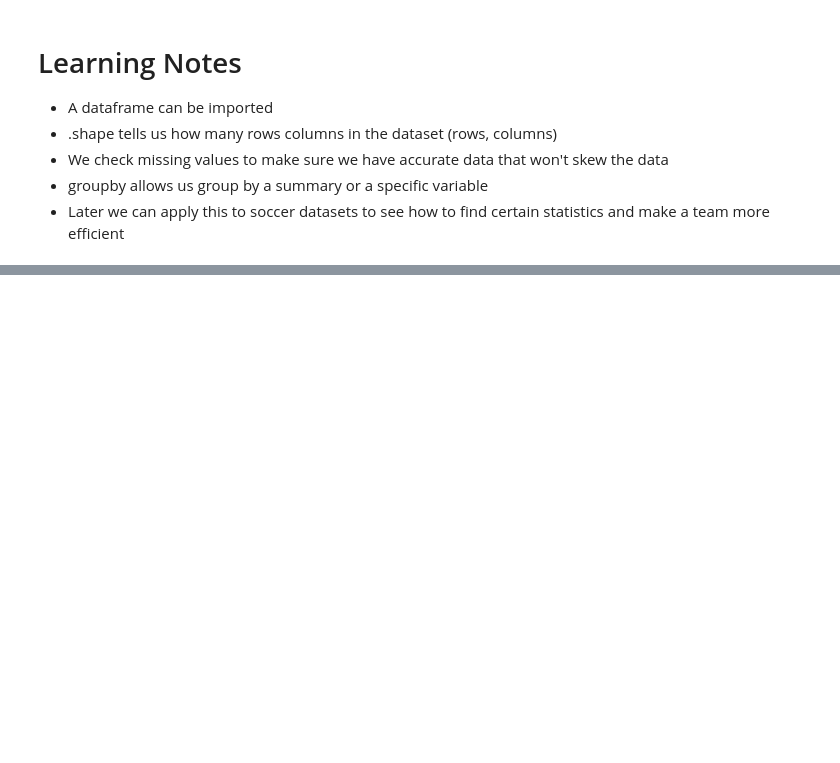
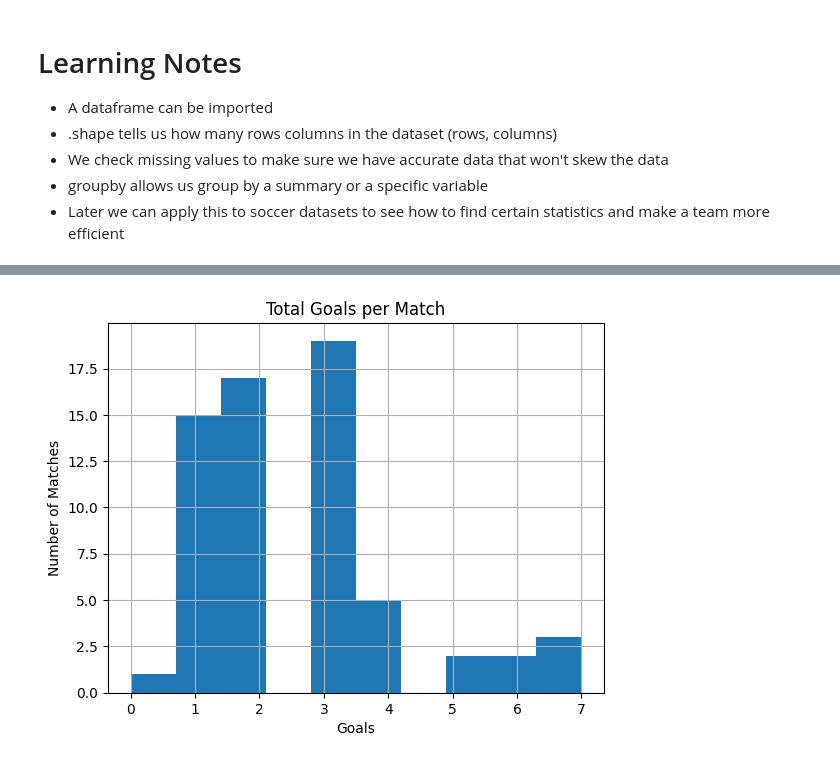
Before and after one commit to amora1es/football-analytics-portfolio, a Jupyter notebook: 01_pandas_basics.ipynb, the cells around one changed output, grey strips where cells are left out. Saved outputs shown, nothing was run; the diff lists cells and outputs as text; code cells hidden in the pictures; blank space fills up the shorter version.

```diff
--- a/01_pandas_basics.ipynb
+++ b/01_pandas_basics.ipynb
@@ -106,0 +109,6 @@ plt.show()
+# %%
+matches_url = "https://raw.githubusercontent.com/statsbomb/open-data/master/data/matches/43/3.json"
+
+matches = pd.read_json(matches_url)
+
+matches.head()
@@ -106,0 +151,3 @@ plt.show()
+# %%
+matches["home_team_name"] = matches["home_team"].apply(lambda x: x["home_team_name"])
+matches["away_team_name"] = matches["away_team"].apply(lambda x: x["away_team_name"])
@@ -106,0 +163,4 @@ plt.show()
+# %%
+#Goals per match
+matches["total_goals"] = matches["home_score"] + matches["away_score"]
+matches["total_goals"].describe() #the describe gives us all the math values analyzers usually want
@@ -106,0 +195,8 @@ plt.show()
+# %%
+matches["total_goals"].hist(bins=10)
+plt.title("Total Goals per Match")
+plt.xlabel("Goals")
+plt.ylabel("Number of Matches")
+plt.show()
+# %% [output]
+[figure, added]
```
Also changed, not shown: parts of 6 cells of this notebook.
